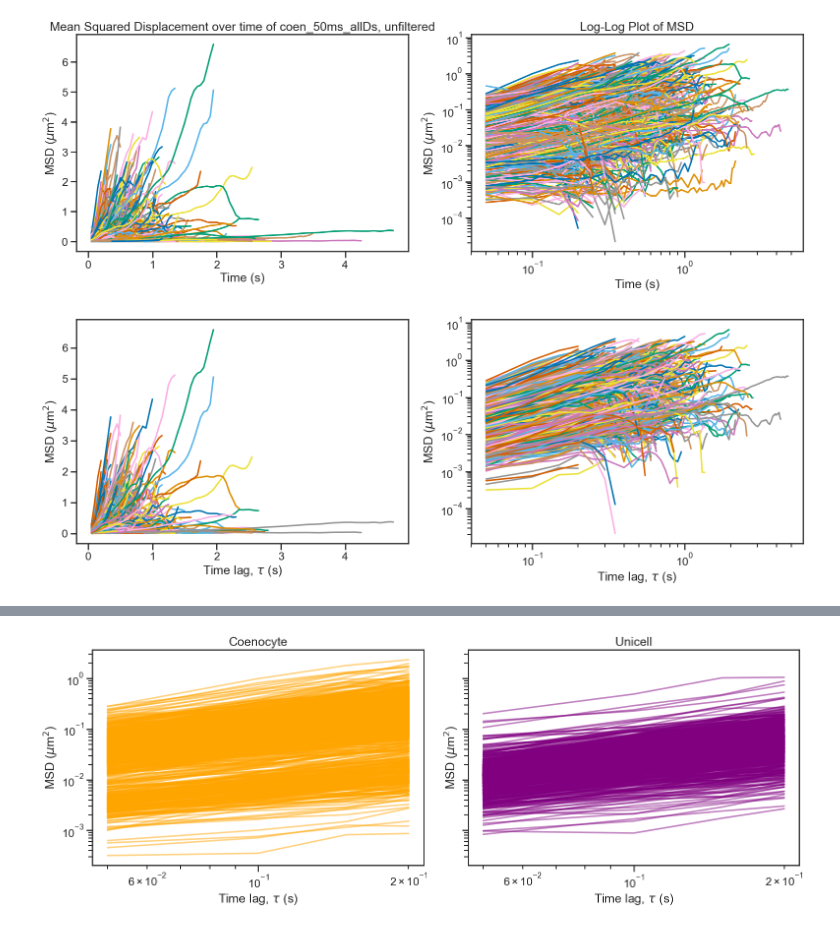
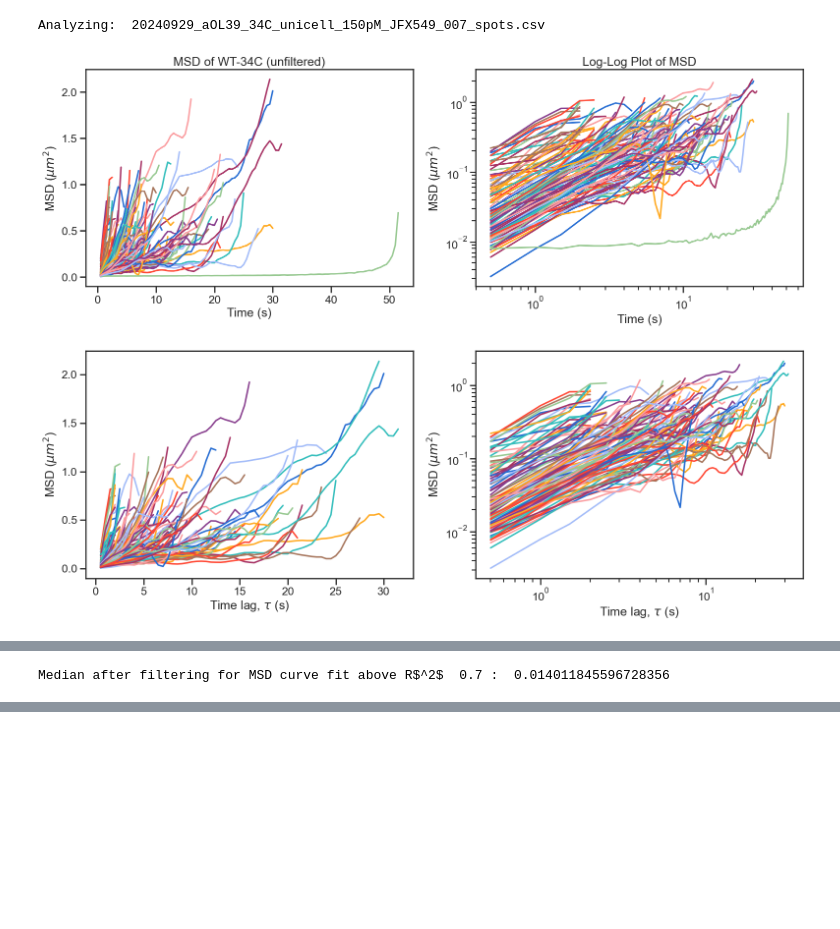
Before and after one commit to Archaea-Lab/Multicell_paper, a Jupyter notebook: trackmate_msd_analysis.ipynb, the cells around one changed output, grey strips where cells are left out. Drawn from its saved outputs; the diff is of its cells as text; code cells hidden in the pictures; blank space fills up the shorter version.

Commit message:
updated on 102424 to make more user friendly

```diff
--- a/trackmate_msd_analysis.ipynb
+++ b/trackmate_msd_analysis.ipynb
@@ -152 +141,20 @@ def TrackMateConverter(directoryName):
+# %%
+def import_data(dir, folder, sample_id, min_lifetime, time_per_frame, min_disp):
+    l = []
+    os.chdir(dir + folder)
+    for dirpath, dirname, filenames in os.walk("."):
+        print(f'Found directory:'+dir+folder)
+        for file_name in filenames:
+            if file_name.endswith("spots.csv"):
+                full_path = os.path.join(dirpath, file_name)
+                print("Analyzing: ", file_name)
+                result = focitracker(file_name,
+                                     sample_id,
+                                     min_lifetime,
+                                     time_per_frame,
+                                     min_disp)
+                l.append(result)
+
+    dataframe = pd.concat(l, ignore_index=True)
+    return dataframe
 # %%
@@ -327,46 +331,20 @@ There are 2 [default values] in the function:
 # %%
-########################################################################################################################
-# Processing Coenocytes grown for 3,6 hours SpoIIIJ and Unicell SpoIIIJ, data collected by O. Leland 8/14/24 and 8/23/24
-########################################################################################################################
+#####################################################
+# Change the following inputs to match your dataset #
+#####################################################
+dir = 'C:/Users/oleland/Desktop/Doctoral Thesis/chpt_rheology/tracks/'
+folder = 'test_file/'
 
-######################################################################################
-# Settings used: 50 ms (coen) 100 pM JFX549 Dye, 500 ms 150 pM JFX549 dye (unicell) #
-#####################################################################################
+sample_id = 'WT-34C'
+min_lifetime = 5 # frames
+time_per_frame = 0.5 # seconds
+min_disp = 0.5 # micron
 
-#Run Focitracker, then Graphs. First 5 frame min lifetime and R2 0 or greater (no R2 filter).
-#After plotting the freqeuncy distributions in the code block below, I decided on 5 frame min lifetime and R2 0.9 or greater
+#################################################################################################
+# Run the functions import_data and graphs here on one folder containing your desired condition #
+#################################################################################################
 
-#Get the data for each condition (min lifetime is already 5 frames). Convert to CellProfiler format, Run FociTracker on each
-import os
-coen_50ms = []
-unicell = []
-os.chdir("C:\\Users\\katie\\Documents\\Folders of Data Analysis\\9324 SpoIIIJ All TrackMate\\")
-for dirpath, dirname, filenames in os.walk("."):
-    print(f'Found directory: {dirpath}')
-    if "R2" in dirpath: #this contains csvs from when I ran it previously. otherwise, it wants to use those csvs.
-        pass
-    else:
-        for file_name in filenames:
-            if file_name.endswith(".csv"):
-                full_path = os.path.join(dirpath, file_name)
-                file = file_name.split('.')[0]
-                sample_id = "_".join(file.split('_')[0:2])
-                trackMate = TrackMateConverter(full_path)
-                trackMate = trackMate.split('.')[0]
-                if sample_id=="Coeno_50ms":
-                    print("Analyzing: ", trackMate)
-                    result = focitracker(trackMate,sample_id, 5, 0.05)
-                    coen_50ms.append(result)
-                if sample_id=="Unicell_500ms":
-                    print("Analyzing: ", trackMate)
-                    result = focitracker(trackMate,sample_id, 5, 0.5)
-                    unicell.append(result)
+test1 = import_data(dir, folder, sample_id, min_lifetime, time_per_frame, min_disp)
 
-#Read in the data from focitracter (all samples of the same condition were put into one folder)
-
-coen_50ms_dataframe = pd.concat(coen_50ms, ignore_index=True)
-unicell_dataframe = pd.concat(unicell, ignore_index=True)
-
-graphs(coen_50ms_dataframe, "coen_50ms_allDs", 5, 0.05, 0.9, unicell_dataframe)
-graphs(unicell_dataframe, "unicell", 5, 0.5, 0.9)
+graphs(test1, sample_id, min_lifetime, time_per_frame)
 # %% [output]
@@ -390,2 +353,3 @@ Found directory: .\Unicell - 500ms\R2_0_minlifetime_5
+Analyzing:  20240929_aOL39_34C_unicell_150pM_JFX549_007_spots.csv
-[figure, old version]
+[figure, new version]
-[figure, old version]
+[figure, new version]
@@ -406,0 +356 @@ Median after filtering for MSD curve fit above R$^2$  0.9 :  0.21404450915615444
+Median after filtering for MSD curve fit above R$^2$  0.7 :  0.014011845596728356
@@ -408 +357,0 @@ Median after filtering for MSD curve fit above R$^2$  0.9 :  0.21404450915615444
-[figure, removed]
```
Also changed, not shown: parts of 8 cells of this notebook.
